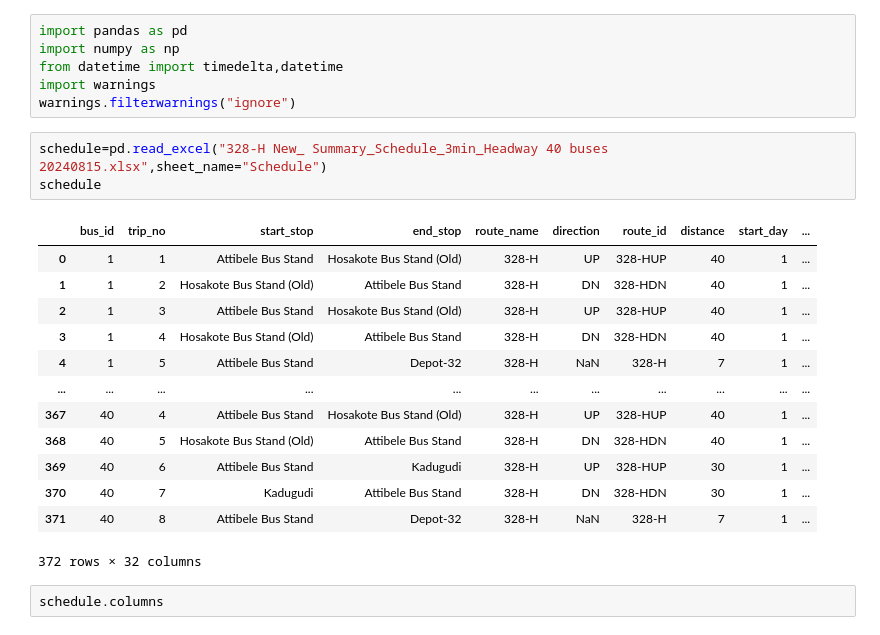
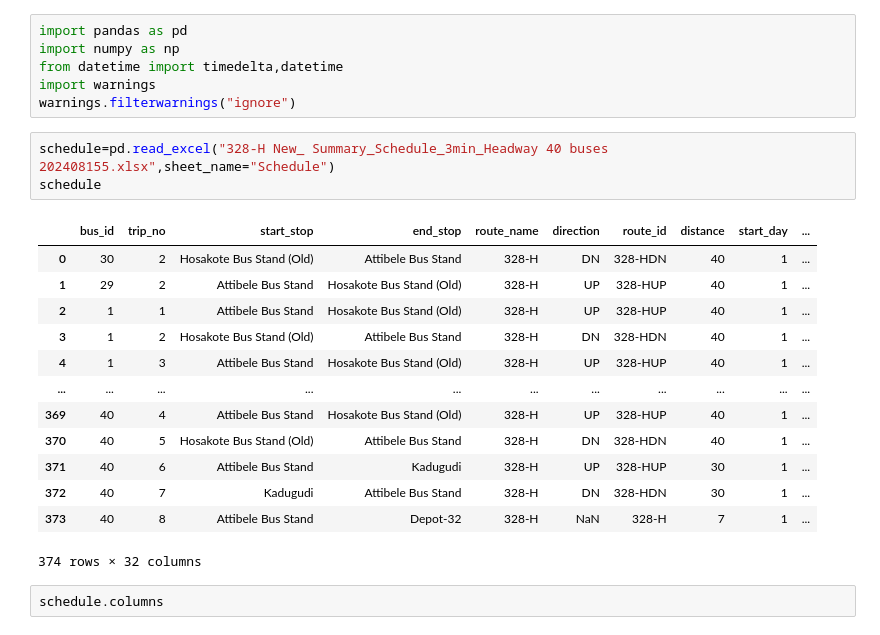
Before and after one commit to abhitiwari978/iit-R, a Jupyter notebook: task.ipynb, the cells around one changed output. Cells and saved outputs as stored; diff of their text form.

Commit message:
Updating for headway management

```diff
--- a/task.ipynb
+++ b/task.ipynb
@@ -5,22 +5,22 @@ from datetime import timedelta,datetime
 import warnings
 warnings.filterwarnings("ignore")
 # %%
-schedule=pd.read_excel("328-H New_ Summary_Schedule_3min_Headway 40 buses 20240815.xlsx",sheet_name="Schedule")
+schedule=pd.read_excel("328-H New_ Summary_Schedule_3min_Headway 40 buses 202408155.xlsx",sheet_name="Schedule")
 schedule
 # %% [output]
 |  | bus_id | trip_no | start_stop | end_stop | route_name | direction | route_id | distance | start_day | ... |
-| 0 | 1 | 1 | Attibele Bus Stand | Hosakote Bus Stand (Old) | 328-H | UP | 328-HUP | 40 | 1 | ... |
-| 1 | 1 | 2 | Hosakote Bus Stand (Old) | Attibele Bus Stand | 328-H | DN | 328-HDN | 40 | 1 | ... |
-| 2 | 1 | 3 | Attibele Bus Stand | Hosakote Bus Stand (Old) | 328-H | UP | 328-HUP | 40 | 1 | ... |
-| 3 | 1 | 4 | Hosakote Bus Stand (Old) | Attibele Bus Stand | 328-H | DN | 328-HDN | 40 | 1 | ... |
-| 4 | 1 | 5 | Attibele Bus Stand | Depot-32 | 328-H | NaN | 328-H | 7 | 1 | ... |
+| 0 | 30 | 2 | Hosakote Bus Stand (Old) | Attibele Bus Stand | 328-H | DN | 328-HDN | 40 | 1 | ... |
+| 1 | 29 | 2 | Attibele Bus Stand | Hosakote Bus Stand (Old) | 328-H | UP | 328-HUP | 40 | 1 | ... |
+| 2 | 1 | 1 | Attibele Bus Stand | Hosakote Bus Stand (Old) | 328-H | UP | 328-HUP | 40 | 1 | ... |
+| 3 | 1 | 2 | Hosakote Bus Stand (Old) | Attibele Bus Stand | 328-H | DN | 328-HDN | 40 | 1 | ... |
+| 4 | 1 | 3 | Attibele Bus Stand | Hosakote Bus Stand (Old) | 328-H | UP | 328-HUP | 40 | 1 | ... |
 | ... | ... | ... | ... | ... | ... | ... | ... | ... | ... | ... |
-| 367 | 40 | 4 | Attibele Bus Stand | Hosakote Bus Stand (Old) | 328-H | UP | 328-HUP | 40 | 1 | ... |
-| 368 | 40 | 5 | Hosakote Bus Stand (Old) | Attibele Bus Stand | 328-H | DN | 328-HDN | 40 | 1 | ... |
-| 369 | 40 | 6 | Attibele Bus Stand | Kadugudi | 328-H | UP | 328-HUP | 30 | 1 | ... |
-| 370 | 40 | 7 | Kadugudi | Attibele Bus Stand | 328-H | DN | 328-HDN | 30 | 1 | ... |
-| 371 | 40 | 8 | Attibele Bus Stand | Depot-32 | 328-H | NaN | 328-H | 7 | 1 | ... |
+| 369 | 40 | 4 | Attibele Bus Stand | Hosakote Bus Stand (Old) | 328-H | UP | 328-HUP | 40 | 1 | ... |
+| 370 | 40 | 5 | Hosakote Bus Stand (Old) | Attibele Bus Stand | 328-H | DN | 328-HDN | 40 | 1 | ... |
+| 371 | 40 | 6 | Attibele Bus Stand | Kadugudi | 328-H | UP | 328-HUP | 30 | 1 | ... |
+| 372 | 40 | 7 | Kadugudi | Attibele Bus Stand | 328-H | DN | 328-HDN | 30 | 1 | ... |
+| 373 | 40 | 8 | Attibele Bus Stand | Depot-32 | 328-H | NaN | 328-H | 7 | 1 | ... |
-372 rows × 32 columns
+374 rows × 32 columns
 # %%
 schedule.columns
 # %% [output]
```
Also changed, not shown: parts of 2 cells of this notebook, 5 other files.
